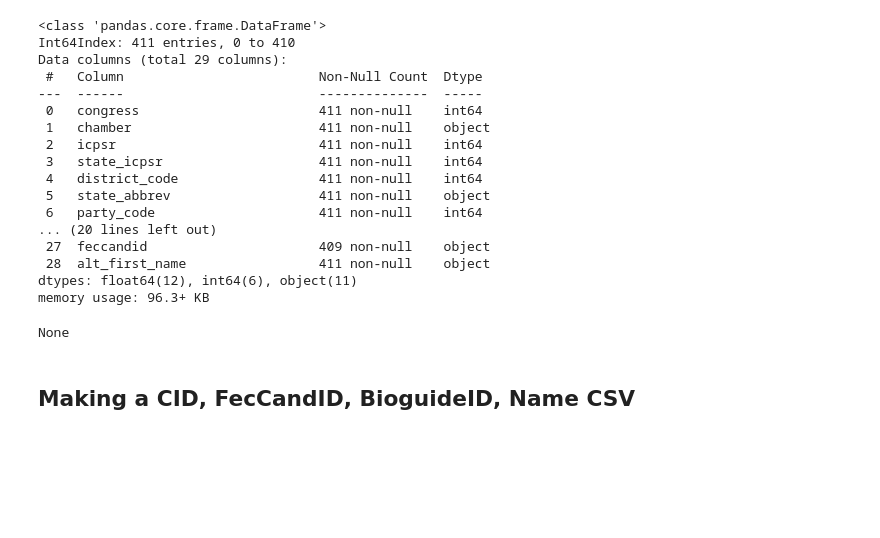
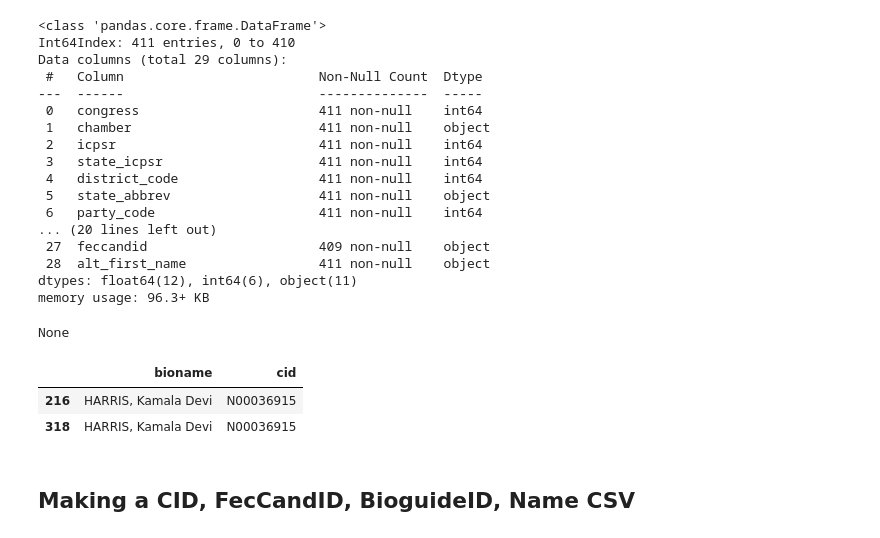
Before and after one commit to zapatos24/senator_nlp_vote_prediction, a Jupyter notebook: sm_project_data_gathering.ipynb, the cells around one changed output. Saved outputs shown, nothing was run; the diff lists cells and outputs as text; code cells hidden in the pictures; blank space fills up the shorter version.

```diff
--- a/sm_project_data_gathering.ipynb
+++ b/sm_project_data_gathering.ipynb
@@ -437,6 +446,12 @@ Data columns (total 29 columns):
 dtypes: float64(12), int64(6), object(11)
 memory usage: 96.3+ KB
 None
+# %%
+member_df_with_ids[member_df_with_ids['last_name'] == 'Harris'][['bioname', 'cid']]
+# %% [output]
+|  | bioname | cid |
+| 216 | HARRIS, Kamala Devi | N00036915 |
+| 318 | HARRIS, Kamala Devi | N00036915 |
 # %% [markdown]
 ## Making a CID, FecCandID, BioguideID, Name CSV
 # %%
```
Also changed, not shown: parts of 38 cells of this notebook, 41 other files.
